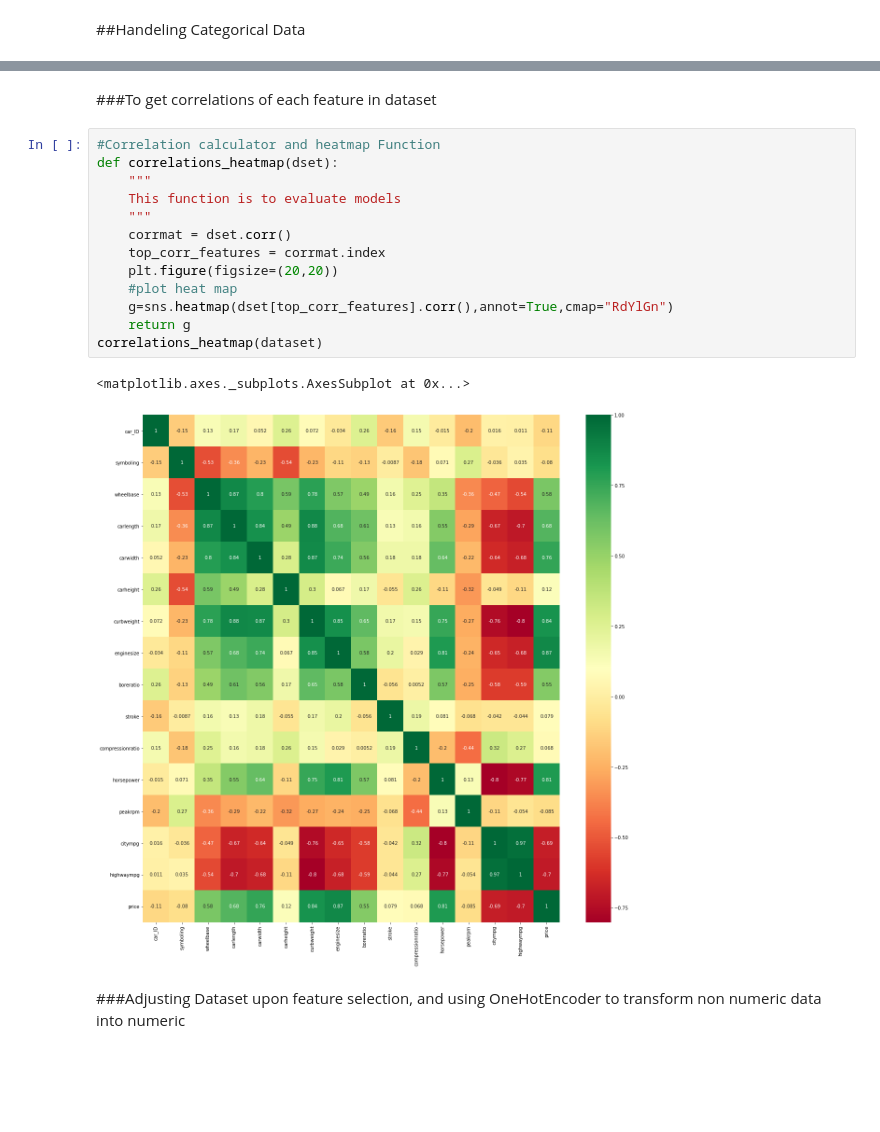
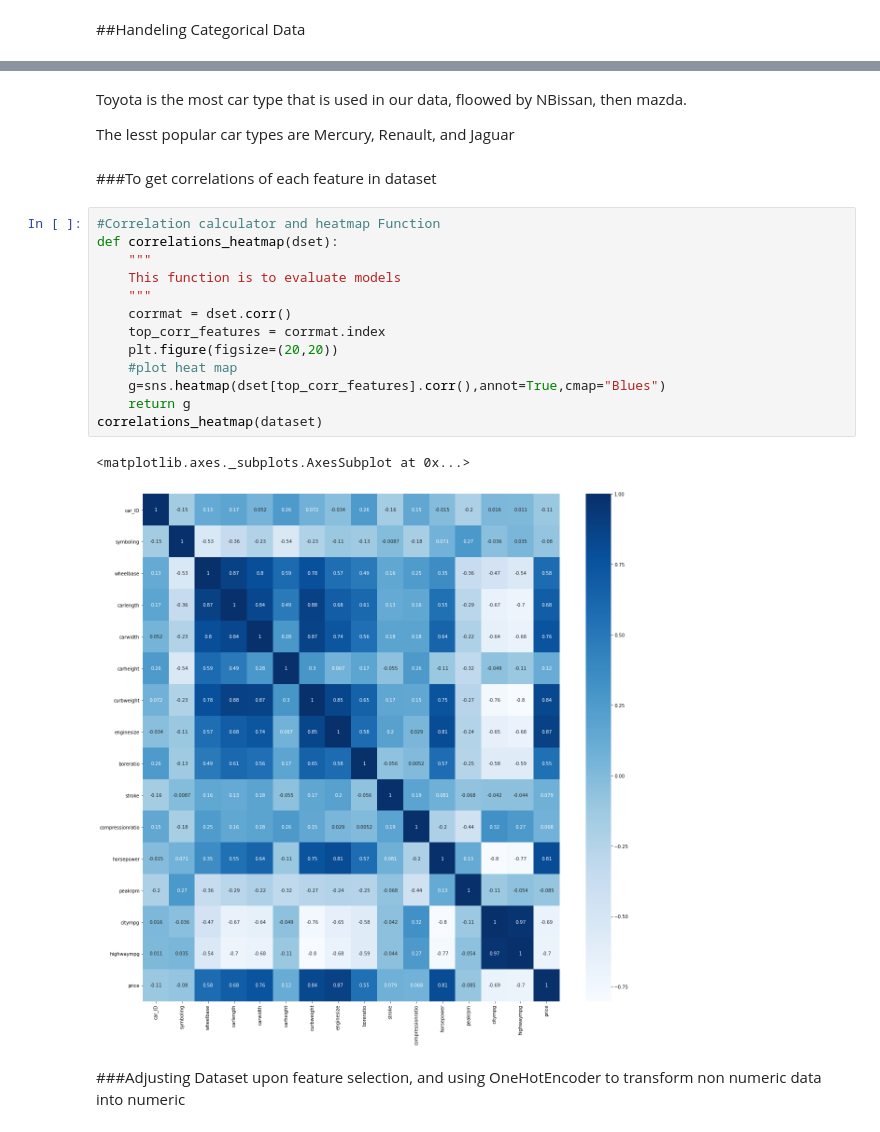
Before and after one commit to rowizu/MachineLearningExamples, a Jupyter notebook: CarPrice_Prediction.ipynb, the cells around one changed output, grey strips where cells are left out. Cells and saved outputs as stored; diff of their text form; blank space fills up the shorter version.

```diff
--- a/CarPrice_Prediction.ipynb
+++ b/CarPrice_Prediction.ipynb
@@ -158,21 +274,25 @@ memory usage: 41.8+ KB
+# %% [markdown]
+Toyota is the most car type that is used in our data, floowed by NBissan, then mazda.
+
+The lesst popular car types are Mercury, Renault, and Jaguar
 # %% [markdown]
 ###To get correlations of each feature in dataset
 # %%
 #Correlation calculator and heatmap Function
 def correlations_heatmap(dset):
     """
     This function is to evaluate models
     """
     corrmat = dset.corr()
     top_corr_features = corrmat.index
     plt.figure(figsize=(20,20))
     #plot heat map
-    g=sns.heatmap(dset[top_corr_features].corr(),annot=True,cmap="RdYlGn")
+    g=sns.heatmap(dset[top_corr_features].corr(),annot=True,cmap="Blues")
     return g
 correlations_heatmap(dataset)
 # %% [output]
 <matplotlib.axes._subplots.AxesSubplot at 0x...>
-[figure, old version]
+[figure, new version]
 # %% [markdown]
 ###Adjusting Dataset upon feature selection, and using OneHotEncoder to transform non numeric data into numeric
 # %%
```
Also changed, not shown: parts of 33 cells of this notebook.
